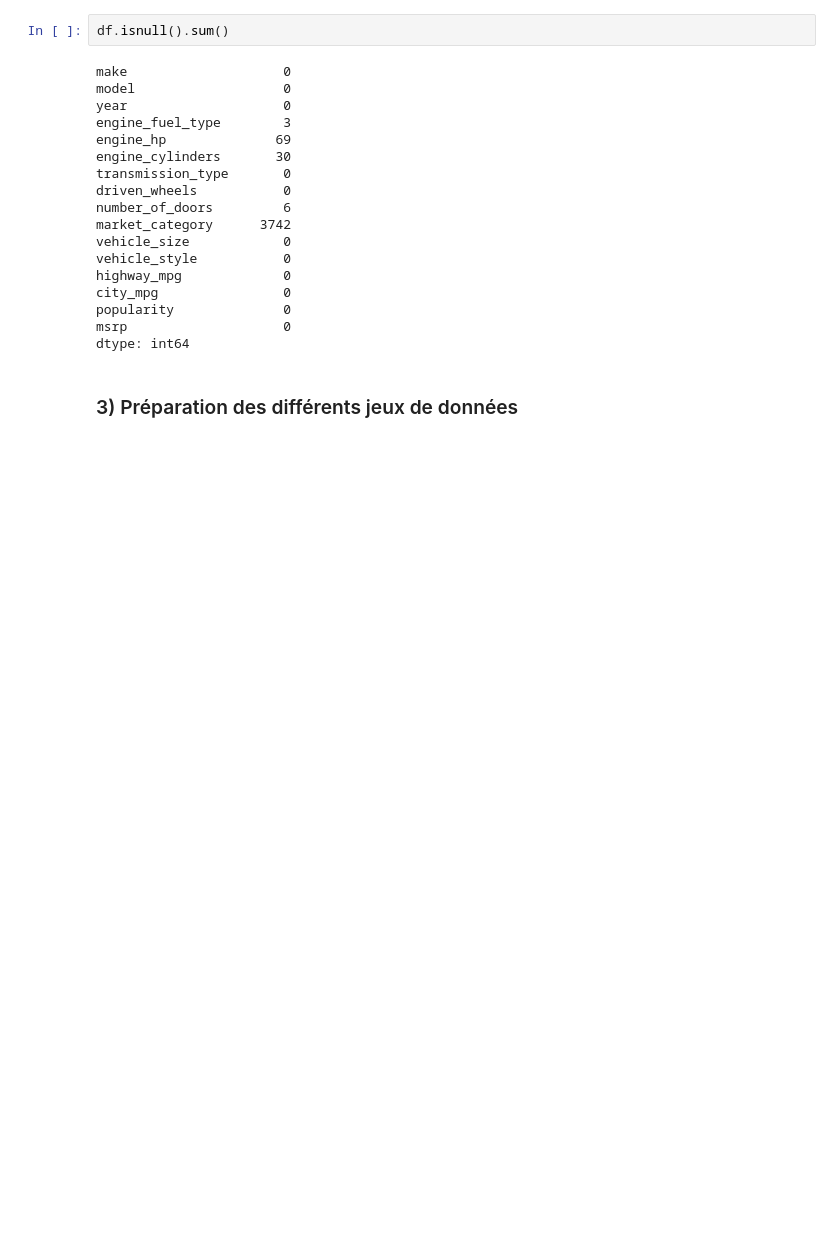
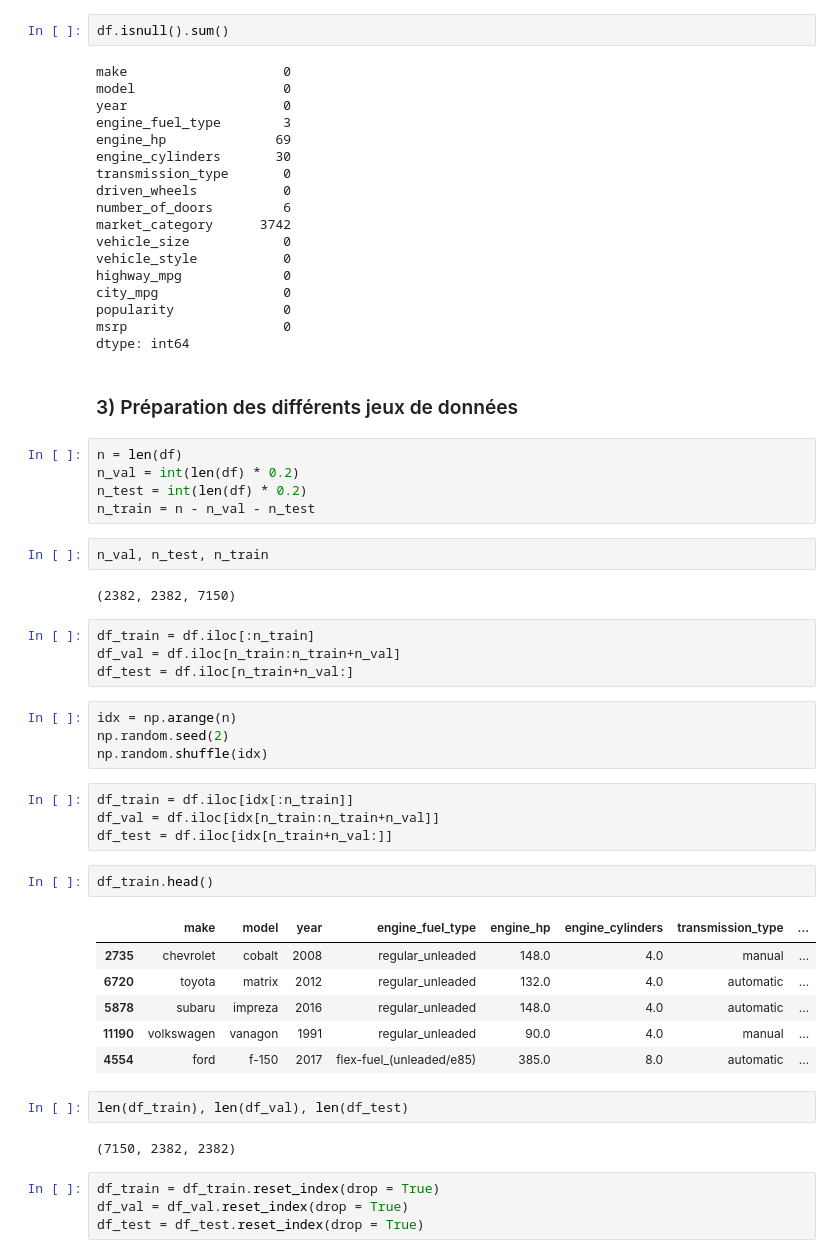
Before and after one commit to cecilegltslmcs/ML-Zoomcamp, a Jupyter notebook: Week2/car_price_prediction.ipynb, the cells around one changed output. Drawn from its saved outputs; the diff is of its cells as text; blank space fills up the shorter version.

```diff
--- a/Week2/car_price_prediction.ipynb
+++ b/Week2/car_price_prediction.ipynb
@@ -127,3 +127,41 @@ msrp                    0
 dtype: int64
 # %% [markdown]
 ### 3) Préparation des différents jeux de données
+# %%
+n = len(df)
+n_val = int(len(df) * 0.2)
+n_test = int(len(df) * 0.2)
+n_train = n - n_val - n_test
+# %%
+n_val, n_test, n_train
+# %% [output]
+(2382, 2382, 7150)
+# %%
+df_train = df.iloc[:n_train]
+df_val = df.iloc[n_train:n_train+n_val]
+df_test = df.iloc[n_train+n_val:]
+# %%
+idx = np.arange(n)
+np.random.seed(2)
+np.random.shuffle(idx)
+# %%
+df_train = df.iloc[idx[:n_train]]
+df_val = df.iloc[idx[n_train:n_train+n_val]]
+df_test = df.iloc[idx[n_train+n_val:]]
+# %%
+df_train.head()
+# %% [output]
+|  | make | model | year | engine_fuel_type | engine_hp | engine_cylinders | transmission_type | ... |
+| 2735 | chevrolet | cobalt | 2008 | regular_unleaded | 148.0 | 4.0 | manual | ... |
+| 6720 | toyota | matrix | 2012 | regular_unleaded | 132.0 | 4.0 | automatic | ... |
+| 5878 | subaru | impreza | 2016 | regular_unleaded | 148.0 | 4.0 | automatic | ... |
+| 11190 | volkswagen | vanagon | 1991 | regular_unleaded | 90.0 | 4.0 | manual | ... |
+| 4554 | ford | f-150 | 2017 | flex-fuel_(unleaded/e85) | 385.0 | 8.0 | automatic | ... |
+# %%
+len(df_train), len(df_val), len(df_test)
+# %% [output]
+(7150, 2382, 2382)
+# %%
+df_train = df_train.reset_index(drop = True)
+df_val = df_val.reset_index(drop = True)
+df_test = df_test.reset_index(drop = True)
```
Also changed, not shown: parts of 7 cells of this notebook.
